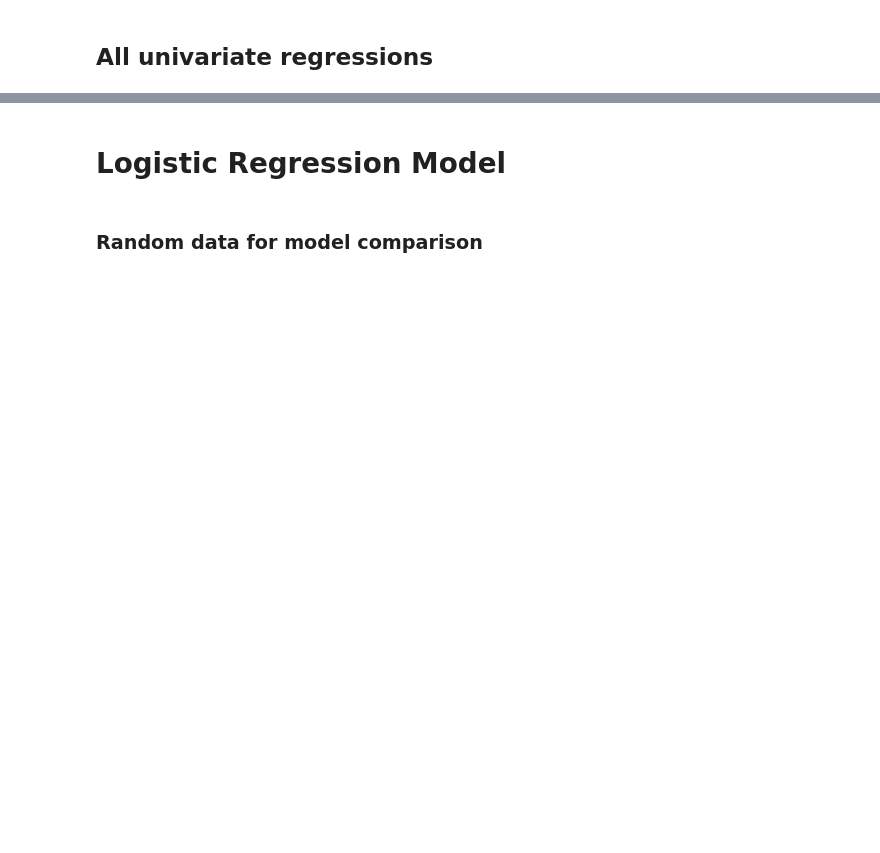
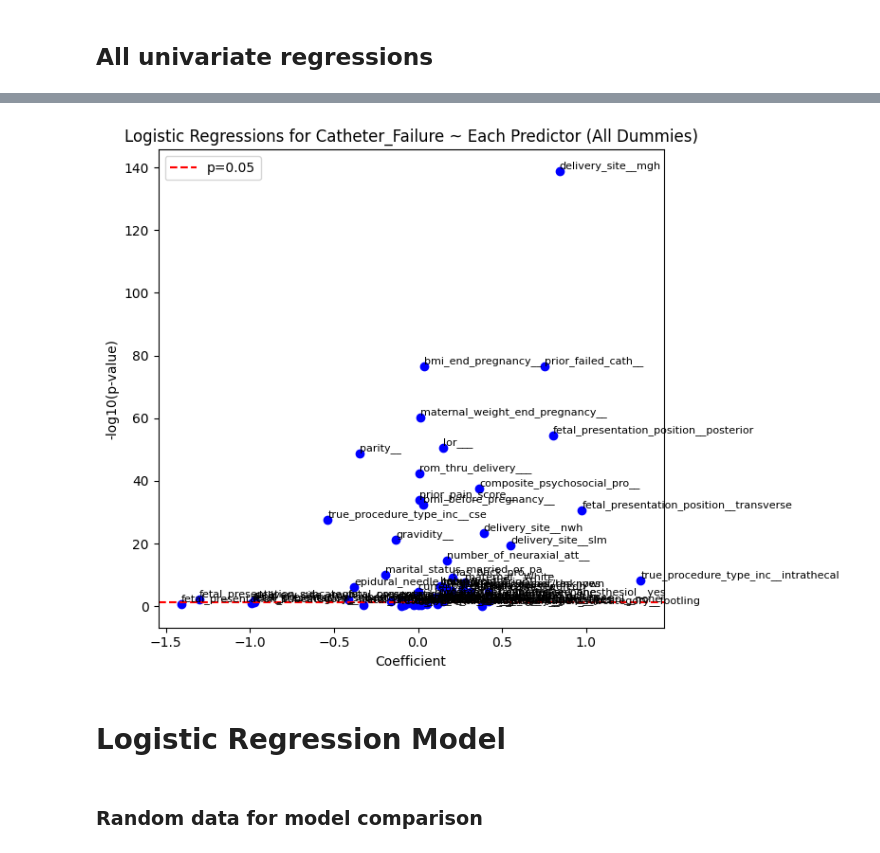
Before and after one commit to dfberenson/Epidural-Analysis, a Jupyter notebook: Merlin Epidural Visualization and Analysis.ipynb, the cells around one changed output, grey strips where cells are left out. Cells and saved outputs as stored; diff of their text form; code cells hidden in the pictures; blank space fills up the shorter version.

```diff
--- a/Merlin Epidural Visualization and Analysis.ipynb
+++ b/Merlin Epidural Visualization and Analysis.ipynb
@@ -1349,7 +1710,7 @@ print(model.summary())
 # For categorical variables like DPE and failed_catheter
 from scipy.stats import chi2_contingency
 
-dpe_crosstab = pd.crosstab(epidural_df['dpe'], epidural_df['failed_catheter'])
+dpe_crosstab = pd.crosstab((epidural_df['true_procedure_type_incl_dpe'] == 'dpe').astype(int), epidural_df['failed_catheter'])
 chi2, p, _, _ = chi2_contingency(dpe_crosstab)
 
 print(dpe_crosstab.div(dpe_crosstab.sum(axis=1), axis=0) * 100)
@@ -1437,7 +1862,22 @@ def all_regressions_each_dummy(df, outcome_col='failed_catheter'):
         if pd.api.types.is_numeric_dtype(temp_df[col]):
             formula = f"{outcome_col} ~ {col}"
         else:
-            formula = f"{outcome_col} ~ C({col})"
+            # # 1. Count frequencies
+            # freq_counts = df[col].value_counts()  # returns a Series with counts
+
+            # # 2. Sort them in descending order (most frequent first)
+            # freq_order = freq_counts.index.tolist()   # e.g., ['control', 'treatmentA', 'treatmentB']
+
+            # # 3. Reorder categories
+            # df[col] = df[col].astype('category')
+            # df[col] = df[col].cat.reorder_categories(freq_order, ordered=False)
+
+            # 4. Create the formula
+
+            if col == 'true_procedure_type_incl_dpe':
+                formula = f"{outcome_col} ~ C({col}, Treatment(reference='epidural'))"
+            else:
+                formula = f"{outcome_col} ~ C({col})"
 
         # Fit the logistic model
         try:
@@ -1458,9 +1898,10 @@ def all_regressions_each_dummy(df, outcome_col='failed_catheter'):
             # You might want to create a cleaner label for the parameter.
             # For categorical variables, param_name will look like 'C(col)[T.level]'
             # We'll store the raw param_name, but you can parse it if you like.
+
             results.append({
                 'column': col,
-                'param_name': param_name,  # e.g. C(col)[T.value]
+                'param_name': param_name,
                 'coef': coef,
                 'pval': pval
             })
@@ -1483,5 +1924,26 @@ def all_regressions_each_dummy(df, outcome_col='failed_catheter'):
 results_df = all_regressions_each_dummy(neuraxial_catheter_df, 'failed_catheter')
 # This returns a DataFrame with columns: [column, param_name, coef, pval].
 # Each level of a categorical predictor will appear as a separate row.
+# %%
+
+import re
+
+def parse_param_name(param_name):
+    """
+    Parses a statsmodels parameter name like:
+        'C(col)[T.value]'
+    and returns the level name 'value'.
+    """
+
+    # Regex for the typical pattern: C(colName)[T.levelName]
+    pattern = r'.*\[T\.(.+)\]'
+    match = re.match(pattern, param_name)
+    if match:
+        level_name = match.group(1)
+        return level_name
+    # If it doesn't match, assume it's some other type of parameter (e.g., numeric var)
+    return ''
+# %%
+results_df['category_variable'] = results_df['param_name'].apply(parse_param_name)
 # %%
 results_df
@@ -1489,34 +1969,36 @@ results_df
 
 # Create plot: coefficient vs -log10(p-value)
 fig, ax = plt.subplots(figsize=(8, 6))
 
 offset = 1e-300  # so we don't take log10(0)
 x_vals = results_df[results_df['pval'] < 0.9]['coef']
 y_vals = -np.log10(results_df[results_df['pval'] < 0.9]['pval'] + offset)
 
 sc = ax.scatter(x_vals, y_vals, color='blue')
 
 # Annotate each point
 for i, row in results_df[results_df['pval'] < 0.9].iterrows():
     ax.text(
         row['coef'],
         -np.log10(row['pval'] + offset),
-        row['param_name'],  # or a cleaned-up version
+        str(row['column'][:-5] + '__' + str(row['category_variable'])),
         fontsize=8,
         ha='left',
         va='bottom'
     )
 
 # Add a reference line for p=0.05
 ax.axhline(-np.log10(0.05), color='red', linestyle='--', label='p=0.05')
 
 ax.set_xlabel('Coefficient')
 ax.set_ylabel('-log10(p-value)')
 ax.set_title(f'Logistic Regressions for Catheter_Failure ~ Each Predictor (All Dummies)')
 ax.legend()
 
 plt.tight_layout()
 plt.show()
+# %% [output]
+[figure, added]
 # %% [markdown]
 # Logistic Regression Model
 # %%
```
Also changed, not shown: parts of 62 cells of this notebook, 3 other files.
